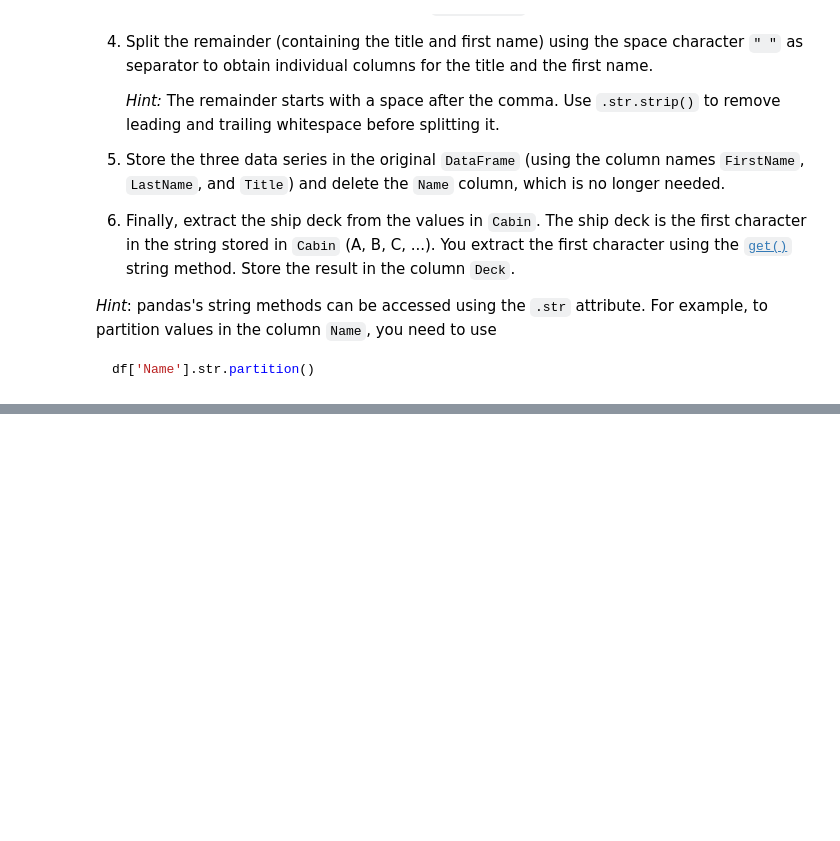
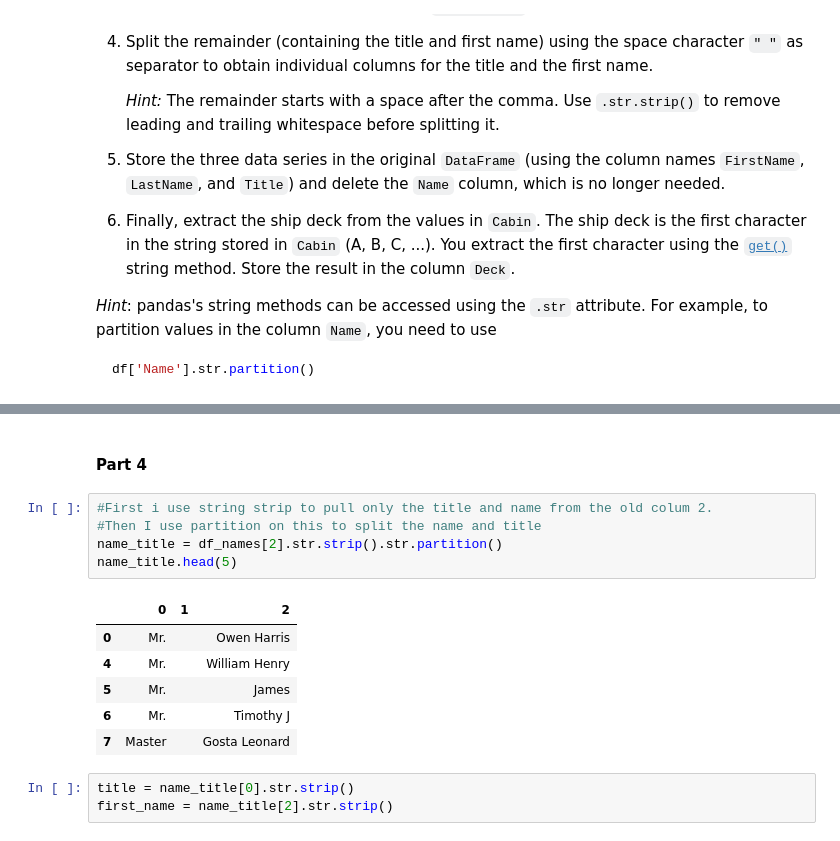
Before and after one commit to borresen18/TECH2-H26, a Jupyter notebook: workshops/workshop2/workshop2 HB2.ipynb, the cells around one changed output, grey strips where cells are left out. Saved outputs shown, nothing was run; the diff lists cells and outputs as text; blank space fills up the shorter version.

```diff
--- a/workshops/workshop2/workshop2 HB2.ipynb
+++ b/workshops/workshop2/workshop2 HB2.ipynb
@@ -445,0 +499,17 @@ df['Name'].str.partition()
+# %% [markdown]
+#### Part 4
+# %%
+#First i use string strip to pull only the title and name from the old colum 2.
+#Then I use partition on this to split the name and title
+name_title = df_names[2].str.strip().str.partition()
+name_title.head(5)
+# %% [output]
+|  | 0 | 1 | 2 |
+| 0 | Mr. |  | Owen Harris |
+| 4 | Mr. |  | William Henry |
+| 5 | Mr. |  | James |
+| 6 | Mr. |  | Timothy J |
+| 7 | Master |  | Gosta Leonard |
+# %%
+title = name_title[0].str.strip()
+first_name = name_title[2].str.strip()
```
Also changed, not shown: parts of 9 cells of this notebook, 1 other file.
